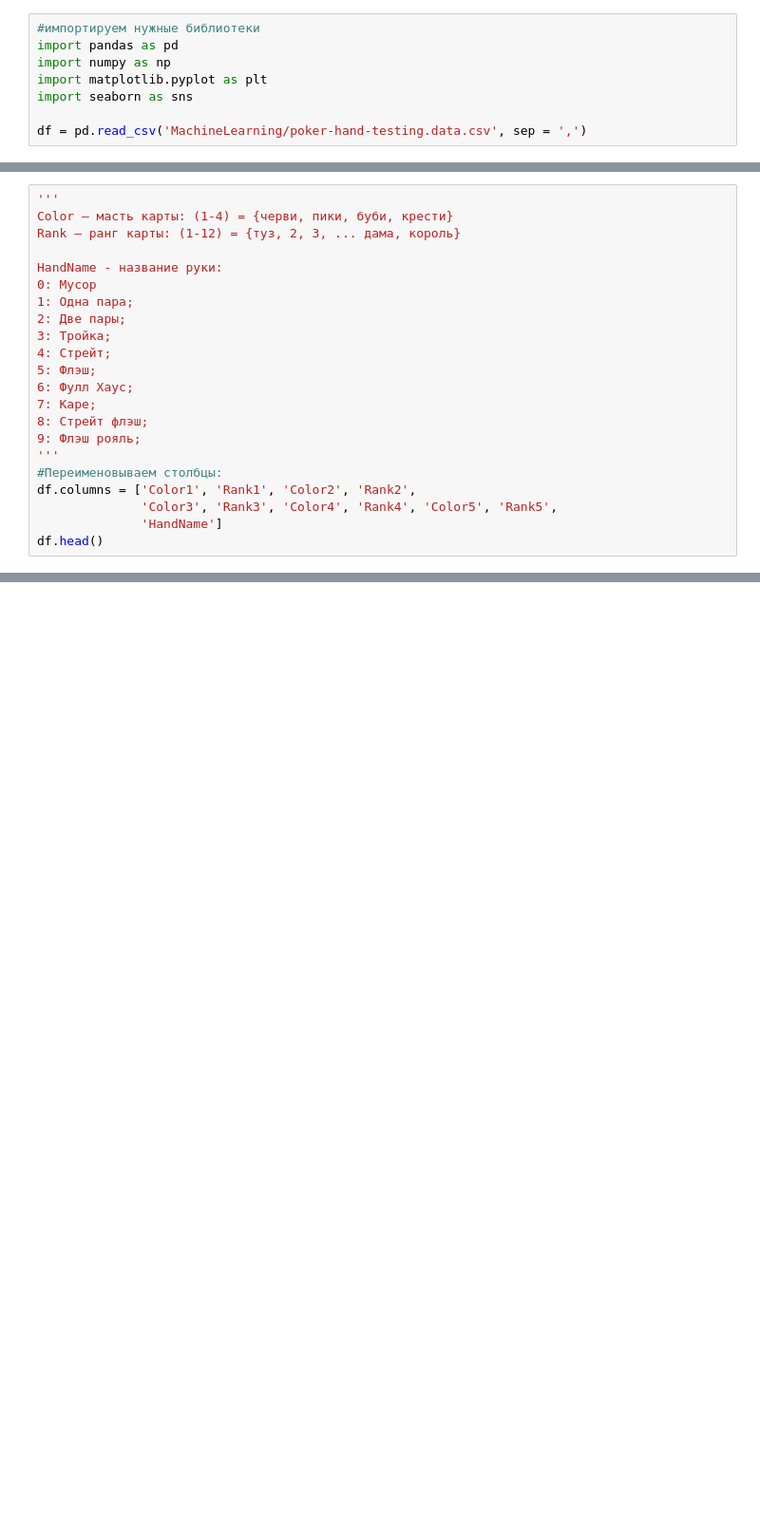
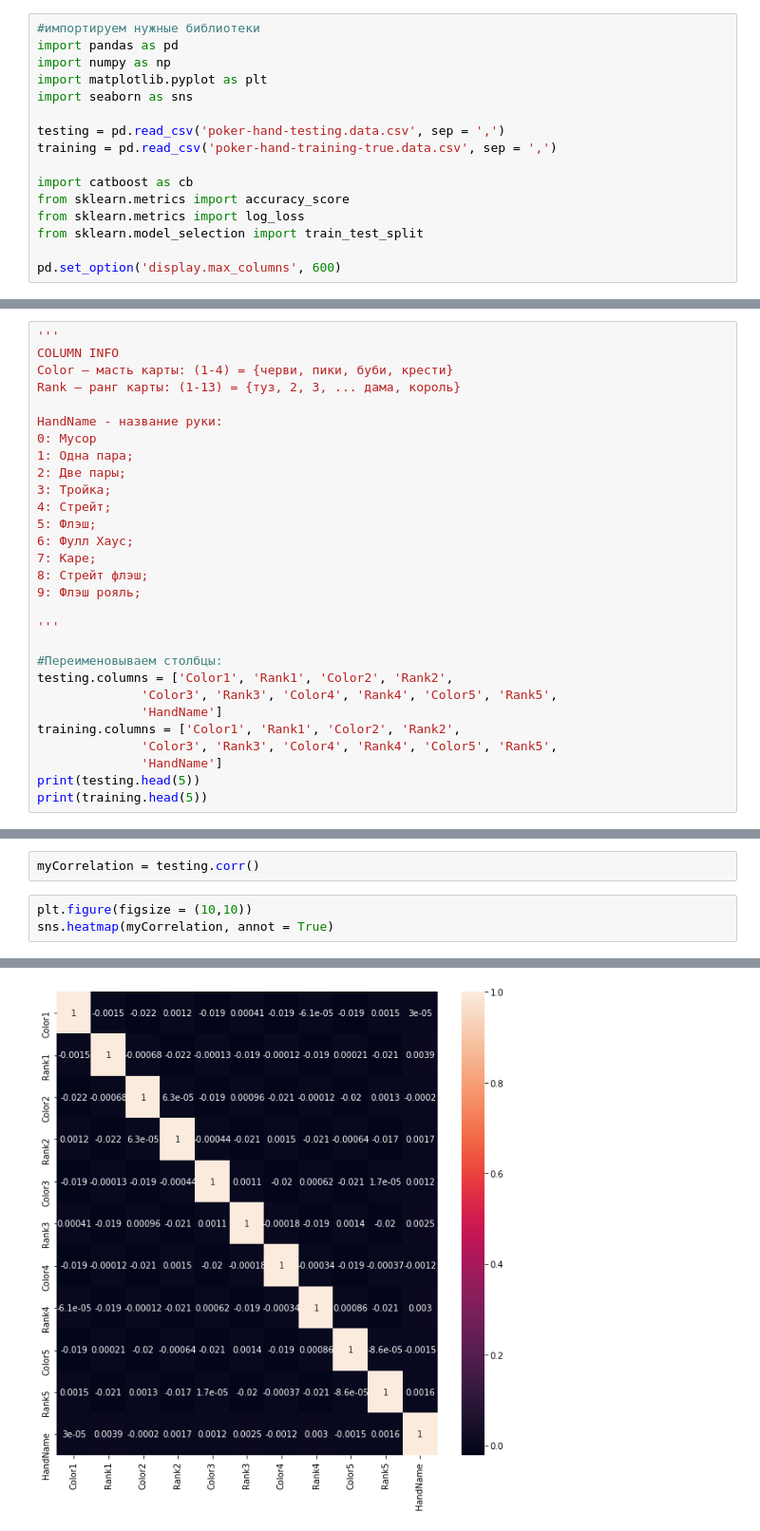
Before and after one commit to Dan435/MLProject, a Jupyter notebook: PokerHands.ipynb, the cells around one changed output, grey strips where cells are left out. Shown: that part at 95% size. Drawn from its saved outputs; the diff is of its cells as text; blank space fills up the shorter version.

```diff
--- a/PokerHands.ipynb
+++ b/PokerHands.ipynb
@@ -5,6 +5,14 @@ import numpy as np
 import matplotlib.pyplot as plt
 import seaborn as sns
 
-df = pd.read_csv('MachineLearning/poker-hand-testing.data.csv', sep = ',')
+testing = pd.read_csv('poker-hand-testing.data.csv', sep = ',')
+training = pd.read_csv('poker-hand-training-true.data.csv', sep = ',')
+
+import catboost as cb
+from sklearn.metrics import accuracy_score
+from sklearn.metrics import log_loss
+from sklearn.model_selection import train_test_split
+
+pd.set_option('display.max_columns', 600)
 # %%
 #Смотрим на датасет
@@ -18,8 +26,9 @@ df.head()
 | 4 | 1 | 3 | 4 | 5 | 3 | 4 | 1 | 12 | 4 | 6 | 0 |
 # %%
 '''
+COLUMN INFO
 Color — масть карты: (1-4) = {черви, пики, буби, крести}
-Rank — ранг карты: (1-12) = {туз, 2, 3, ... дама, король}
+Rank — ранг карты: (1-13) = {туз, 2, 3, ... дама, король}
 
 HandName - название руки:
 0: Мусор
@@ -32,10 +41,16 @@ HandName - название руки:
 7: Каре;
 8: Стрейт флэш;
 9: Флэш рояль;
+
 '''
+
 #Переименовываем столбцы:
-df.columns = ['Color1', 'Rank1', 'Color2', 'Rank2',
+testing.columns = ['Color1', 'Rank1', 'Color2', 'Rank2',
               'Color3', 'Rank3', 'Color4', 'Rank4', 'Color5', 'Rank5',
               'HandName']
-df.head()
+training.columns = ['Color1', 'Rank1', 'Color2', 'Rank2',
+              'Color3', 'Rank3', 'Color4', 'Rank4', 'Color5', 'Rank5',
+              'HandName']
+print(testing.head(5))
+print(training.head(5))
 # %% [output]
@@ -47,0 +130,6 @@ df.head()
+# %%
+myCorrelation = testing.corr()
+# %%
+plt.figure(figsize = (10,10))
+sns.heatmap(myCorrelation, annot = True)
+# %% [output]
@@ -47,0 +137 @@ df.head()
+[figure, added]
```
Also changed, not shown: parts of 14 cells of this notebook.
